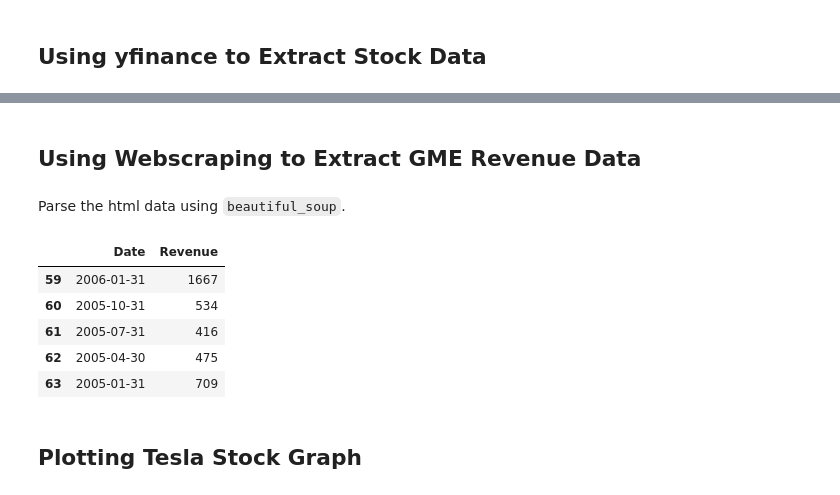
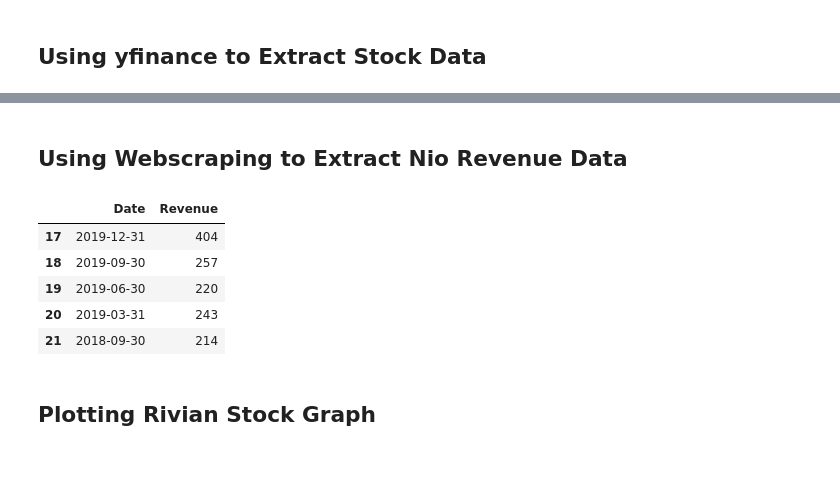
Before and after one commit to AymanAmerK/Extracting-and-visualizing-stock-data, a Jupyter notebook: Extracting and Visualizing Stock Data.ipynb, the cells around one changed output, grey strips where cells are left out. Saved outputs shown, nothing was run; the diff lists cells and outputs as text; code cells hidden in the pictures; blank space fills up the shorter version.

```diff
--- a/Extracting and Visualizing Stock Data.ipynb
+++ b/Extracting and Visualizing Stock Data.ipynb
@@ -111,2 +130,2 @@ gme_data.head(5)
 # %% [markdown]
-## Using Webscraping to Extract GME Revenue Data
+## Using Webscraping to Extract Nio Revenue Data
@@ -117,2 +131,0 @@ html_data= requests.get("https://www.macrotrends.net/stocks/charts/GME/gamestop/
-# %% [markdown]
-Parse the html data using `beautiful_soup`.
@@ -123,15 +132,33 @@ gme_revenue= pd.read_html(url, match="GameStop Quarterly Revenue", flavor='bs4')
+# %%
+# Define the URL
+url = "https://www.macrotrends.net/stocks/charts/nio/nio/revenue"
+
+# Add headers to mimic a browser visit
+headers = {
+    "User-Agent": "Mozilla/5.0 (Windows NT 10.0; Win64; x64) AppleWebKit/537.36 (KHTML, like Gecko) Chrome/58.0.3029.110 Safari/537.3"
+}
+
+# Fetch the HTML data
+response = requests.get(url, headers=headers)
+html_data = response.text
+
+# Parse the HTML data using BeautifulSoup
+soup = BeautifulSoup(html_data, "html5lib")
+
+# Find the table containing Rivian Quarterly Revenue data
+nio_revenue = pd.read_html(str(soup), match="NIO Quarterly Revenue", flavor='bs4')[0]
 # %%
-gme_revenue.rename(columns={"GameStop Quarterly Revenue(Millions of US $)":"Date","GameStop Quarterly Revenue(Millions of US $).1":"Revenue"}, inplace=True)
+nio_revenue.rename(columns={"NIO Quarterly Revenue (Millions of US $)":"Date","NIO Quarterly Revenue (Millions of US $).1":"Revenue"}, inplace=True)
 # %%
-gme_revenue["Revenue"] = gme_revenue["Revenue"].str.replace("$", "").str.replace(",", "")
+nio_revenue["Revenue"] = nio_revenue["Revenue"].str.replace("$", "").str.replace(",", "")
 # %%
-gme_revenue.tail()
+nio_revenue.tail()
 # %% [output]
 |  | Date | Revenue |
-| 59 | 2006-01-31 | 1667 |
-| 60 | 2005-10-31 | 534 |
-| 61 | 2005-07-31 | 416 |
-| 62 | 2005-04-30 | 475 |
-| 63 | 2005-01-31 | 709 |
+| 17 | 2019-12-31 | 404 |
+| 18 | 2019-09-30 | 257 |
+| 19 | 2019-06-30 | 220 |
+| 20 | 2019-03-31 | 243 |
+| 21 | 2018-09-30 | 214 |
 # %% [markdown]
-## Plotting Tesla Stock Graph
+## Plotting Rivian Stock Graph
```
Also changed, not shown: parts of 29 cells of this notebook.
